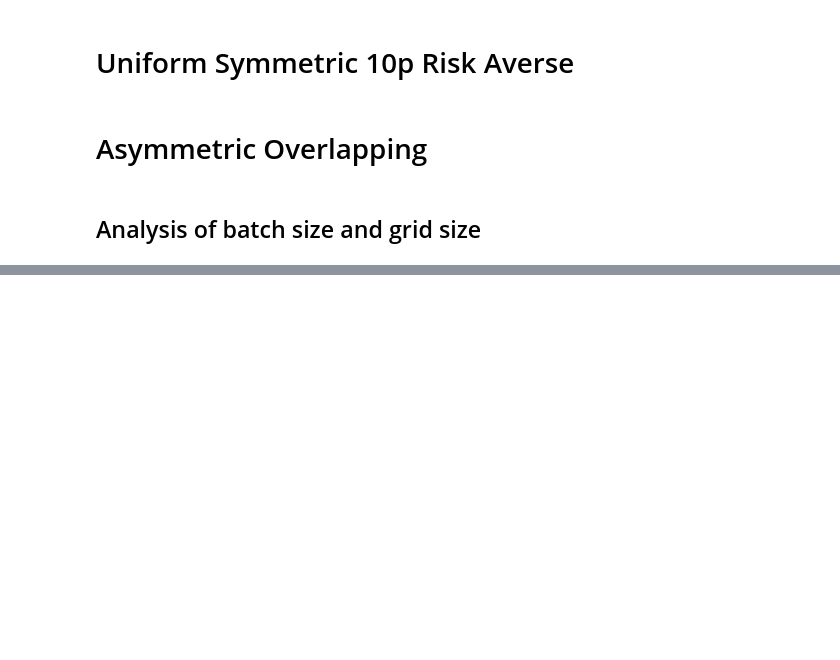
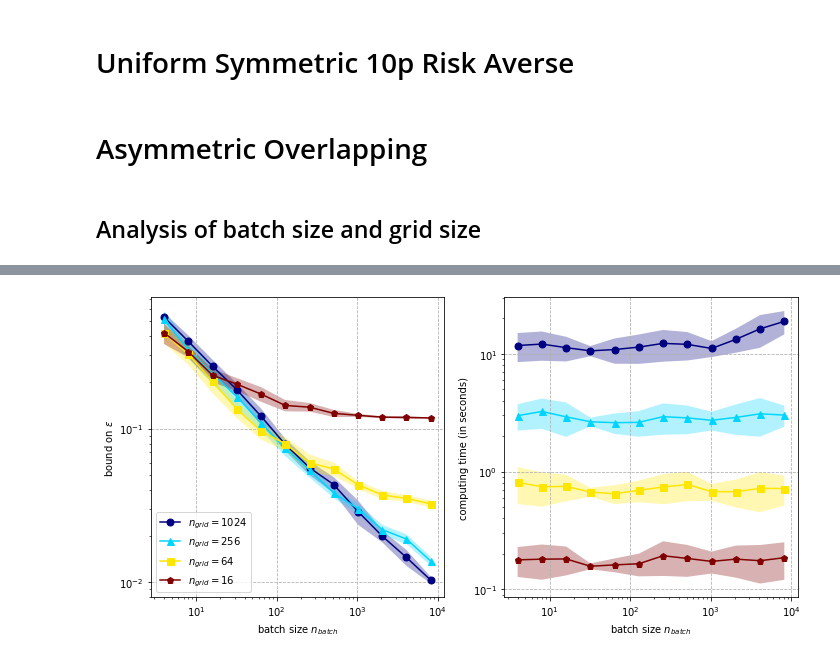
Before and after one commit to heidekrueger/bnelearn, a Jupyter notebook: reports/Analysis - Variance in Util Loss.ipynb, the cells around one changed output, grey strips where cells are left out. Drawn from its saved outputs; the diff is of its cells as text; code cells hidden in the pictures; blank space fills up the shorter version.

```diff
--- a/reports/Analysis - Variance in Util Loss.ipynb
+++ b/reports/Analysis - Variance in Util Loss.ipynb
@@ -271,0 +294,11 @@ plt.show()
+# %%
+# Load
+epsilon_bounds = np.load('epsilon_bounds.npy')
+epsilon_bounds_time = np.load('epsilon_bounds_time.npy')
+
+axs = plot(epsilon_bounds, epsilon_bounds_time)
+axs[0].set_ylabel('bound on $\epsilon$'); axs[1].set_ylabel('computing time (in seconds)')
+plt.tight_layout(); plt.savefig('epsilon-bound_quality.pdf')
+plt.show()
+# %% [output]
+[figure, added]
```
Also changed, not shown: parts of 3 cells of this notebook, 9 other files.
